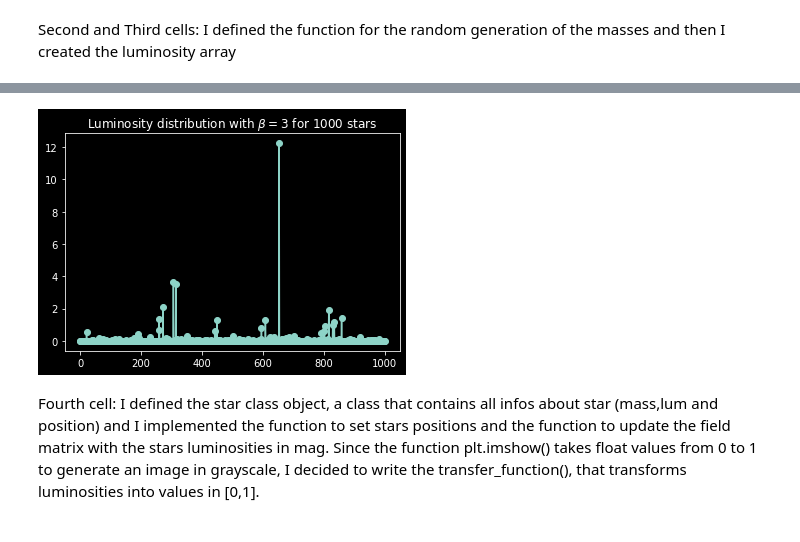
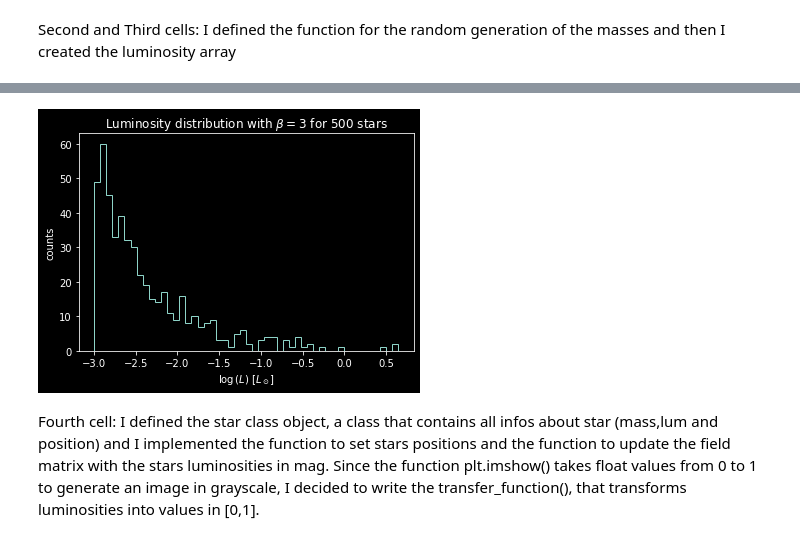
Before and after one commit to 00-berni/proj_2, a Jupyter notebook: implementation_notebook.ipynb, the cells around one changed output, grey strips where cells are left out. Drawn from its saved outputs; the diff is of its cells as text; code cells hidden in the pictures.

```diff
--- a/implementation_notebook.ipynb
+++ b/implementation_notebook.ipynb
@@ -10,9 +10,9 @@ import matplotlib.pyplot as plt
 from scipy.signal import fftconvolve
 
 # dimension of the matrix
-N = int(1e3+1)
+N = int(5e2+1)
 # number of stars
-M = int(1e3)
+M = int(5e2)
 
 ## Set parameters
 alpha = 2
@@ -54,15 +58,17 @@ plt.show()
 # %%
 # THIRD CELL
 # M array of luminosities in solar luminosity unit
 L = m**beta
 
 ## Plot data
 plt.title(f'Luminosity distribution with $\\beta = {beta}$ for {M} stars')
-plt.plot(L,'o-')
+plt.hist(np.log10(L),50,histtype='step')
+plt.xlabel('$\log{(L)}$ [$L_\odot$]')
+plt.ylabel('counts')
 
 plt.show()
 # %% [output]
-[figure, old version]
+[figure, new version]
 # %% [markdown]
 Fourth cell: I defined the star class object, a class that contains all infos about star (mass,lum and position) and I implemented the function to set stars positions and the function to update the field matrix with the stars luminosities in mag.
 Since the function plt.imshow() takes float values from 0 to 1 to generate an image in grayscale, I decided to write the transfer_function(), that transforms luminosities into values in [0,1].
```
Also changed, not shown: parts of 1 cell of this notebook.
